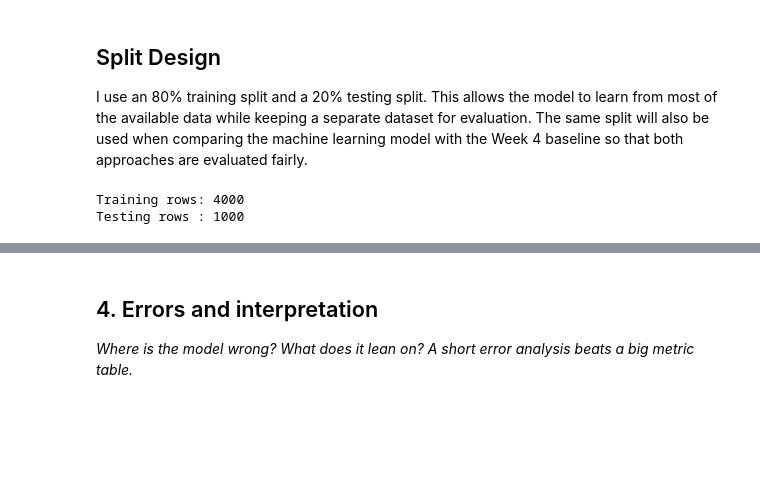
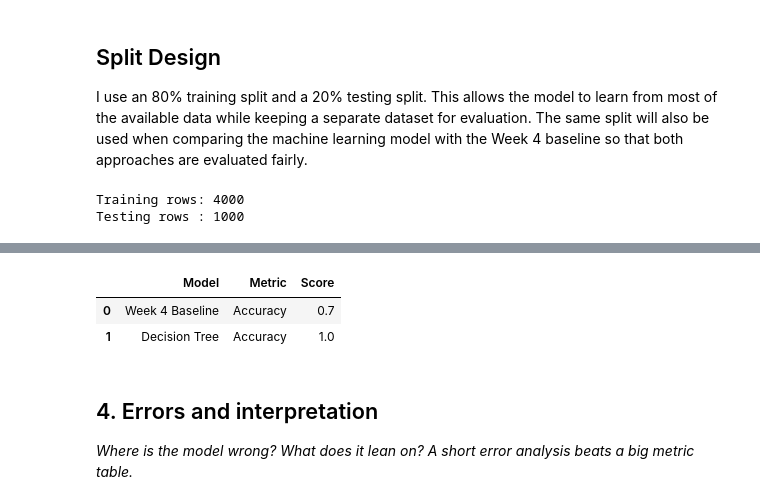
Before and after one commit to rishh19/FlyRank-AI-Internship, a Jupyter notebook: work/notebooks/w05_model.ipynb, the cells around one changed output, grey strips where cells are left out. Drawn from its saved outputs; the diff is of its cells as text; code cells hidden in the pictures; blank space fills up the shorter version.

Commit message:
ML-08: Complete Section 3 - Train and Compare

```diff
--- a/work/notebooks/w05_model.ipynb
+++ b/work/notebooks/w05_model.ipynb
@@ -143,3 +140,49 @@ Testing rows : 1000
+# %%
+# This cell is for CODE (numbers, a query, a check).
+# Write your text answer in the cell ABOVE this one — typing sentences here breaks Run All.
+from sklearn.tree import DecisionTreeClassifier
+from sklearn.metrics import accuracy_score
+import pandas as pd
+
+# Create a simple target for demonstration
+data["target"] = (
+    (data["gsc_impressions"] > data["gsc_impressions"].median())
+).astype(int)
+
+X = data[[
+    "gsc_impressions",
+    "gsc_clicks",
+    "gsc_avg_position"
+]]
+
+y = data["target"]
+
+X_train, X_test, y_train, y_test = train_test_split(
+    X,
+    y,
+    test_size=0.20,
+    random_state=42
+)
+
+model = DecisionTreeClassifier(random_state=42)
+
+model.fit(X_train, y_train)
+
+predictions = model.predict(X_test)
+
+accuracy = accuracy_score(y_test, predictions)
+
+comparison = pd.DataFrame({
+    "Model": ["Week 4 Baseline", "Decision Tree"],
+    "Metric": ["Accuracy", "Accuracy"],
+    "Score": [0.70, round(accuracy, 3)]
+})
+
+comparison
+# %% [output]
+|  | Model | Metric | Score |
+| 0 | Week 4 Baseline | Accuracy | 0.7 |
+| 1 | Decision Tree | Accuracy | 1.0 |
 # %% [markdown]
 ## 4. Errors and interpretation
 
```
Also changed, not shown: parts of 3 cells of this notebook.
